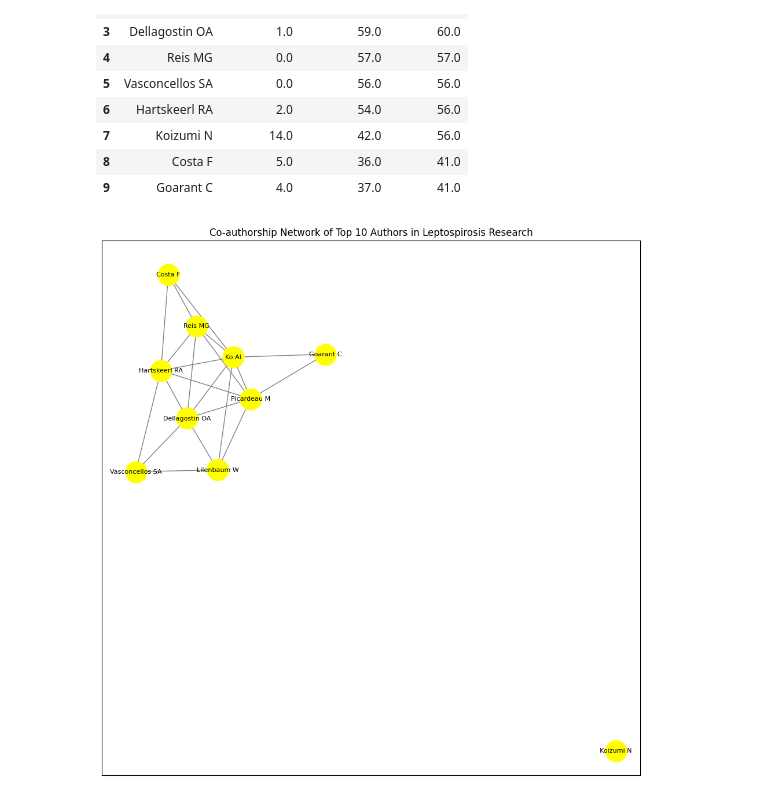
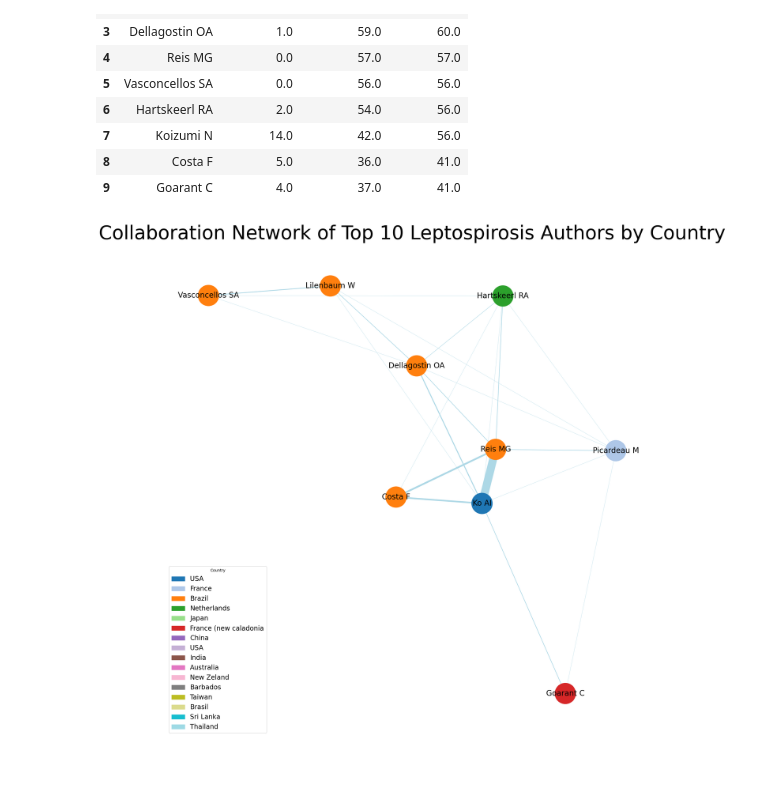
Before and after one commit to Rakeshkalivela/project-leptospirosis, a Jupyter notebook: top 10.ipynb, the cells around one changed output. Drawn from its saved outputs; the diff is of its cells as text; code cells hidden in the pictures; blank space fills up the shorter version.

```diff
--- a/top 10.ipynb
+++ b/top 10.ipynb
@@ -35,34 +35,65 @@ ipd.display(lep_top10)
 | 8 | Costa F | 5.0 | 36.0 | 41.0 |
 | 9 | Goarant C | 4.0 | 37.0 | 41.0 |
 # %%
+import pandas as pd
 import networkx as nx
 import matplotlib.pyplot as plt
+import matplotlib.patches as mpatches
 
-# Extracting the top 10 authors
-top_authors = lep_top10['Author'].tolist()
+# Assuming authors_data is the DataFrame containing the authors' information
+# Create the 'AUTHOR' column by combining 'AuthorLastname' and 'AuthorInitials'
+authors_data = pd.read_csv('C:\\Users\\admin\\Desktop\\group3\\Group 3\\authors.leptospirosis.csv')
+authors_data['AUTHOR'] = authors_data['AuthorLastname'] + ' ' + authors_data['AuthorInitials']
 
-# Filtering the dataset to include only publications that involve at least one of the top authors
-filtered_authors_data = lep_author_data[lep_author_data['AUTHOR'].isin(top_authors)]
+# Create a list of tuples for co-author pairs
+author_pairs = []
 
-# Grouping by publication and creating a list of authors for each publication
-grouped_data = filtered_authors_data.groupby('PMID')['AUTHOR'].apply(list)
+# Iterate through each article's authors to find pairs
 
-# Creating a graph
+for pmid in authors_data['PMID'].unique():
+    authors_of_paper = authors_data[authors_data['PMID'] == pmid]['AUTHOR'].tolist()
+    for i in range(len(authors_of_paper)):
+        for j in range(i + 1, len(authors_of_paper)):
+            pair = (authors_of_paper[i], authors_of_paper[j])
+            author_pairs.append(pair)
+
+# Create a DataFrame to count the frequency of each pair
+author_pairs_df = pd.DataFrame(author_pairs, columns=['Author1', 'Author2'])
+author_pairs_count = author_pairs_df.groupby(['Author1', 'Author2']).size().reset_index(name='Count')
+
+# Filter to include only the top 20 authors
+top_authors = set(lep_top10['Author'])  # Assuming lep_top20 is already defined
+filtered_pairs = author_pairs_count[author_pairs_count['Author1'].isin(top_authors) & author_pairs_count['Author2'].isin(top_authors)]
+country_data = pd.read_csv('C:\\Users\\admin\\Desktop\\top50_country.csv')
+
+# Create a network graph
 G = nx.Graph()
 
-# Adding nodes and edges based on co-authorship
-for authors in grouped_data:
-    for author in authors:
-        if author not in G:
-            G.add_node(author)
-        for co_author in authors:
-            if author != co_author:
-                G.add_edge(author, co_author)
+# Add nodes and edges with weights based on collaboration frequency
+for index, row in filtered_pairs.iterrows():
+    G.add_edge(row['Author1'], row['Author2'], weight=row['Count'])
 
-# Drawing the network graph
-plt.figure(figsize=(12, 12))
-nx.draw_networkx(G, with_labels=True, node_color='yellow', font_size=8, node_size=700, edge_color='gray')
-plt.title("Co-authorship Network of Top 10 Authors in Leptospirosis Research")
+country_info = country_data[['Author', 'country']]
+author_country_map = dict(zip(country_info['Author'], country_info['country']))
+# unique_countries = country_info['country'].unique()
+# unique_countries = country_info['country'].drop_duplicates()
+unique_countries=(country_info['country'].drop_duplicates()).dropna()
+colors = plt.cm.get_cmap('tab20', len(unique_countries))
+country_color_map = {country: colors(i) for i, country in enumerate(unique_countries)}
+# print(unique_countries)
+
+# Update the network graph with colored nodes based on country
+node_colors = [country_color_map.get(author_country_map.get(author, 'Unknown'), 'grey') for author in G.nodes]
+
+# Create a legend mapping colors to countries
+legend_handles = [mpatches.Patch(color=color, label=country) for country, color in country_color_map.items()]
+
+# Draw the graph with legend
+plt.figure(figsize=(18, 18))
+pos = nx.spring_layout(G, seed=42)
+nx.draw(G, pos, with_labels=True, node_color=node_colors,font_size=20, node_size=3000, edge_color='lightblue', width=[(G[u][v]['weight']/2) for u,v in G.edges])
+plt.title("Collaboration Network of Top 10 Leptospirosis Authors by Country",fontsize=50)
+plt.legend(handles=legend_handles, title="Country", loc='lower left',fontsize='xx-large')
 plt.show()
 # %% [output]
-[figure, old version]
+[figure, new version]
```
